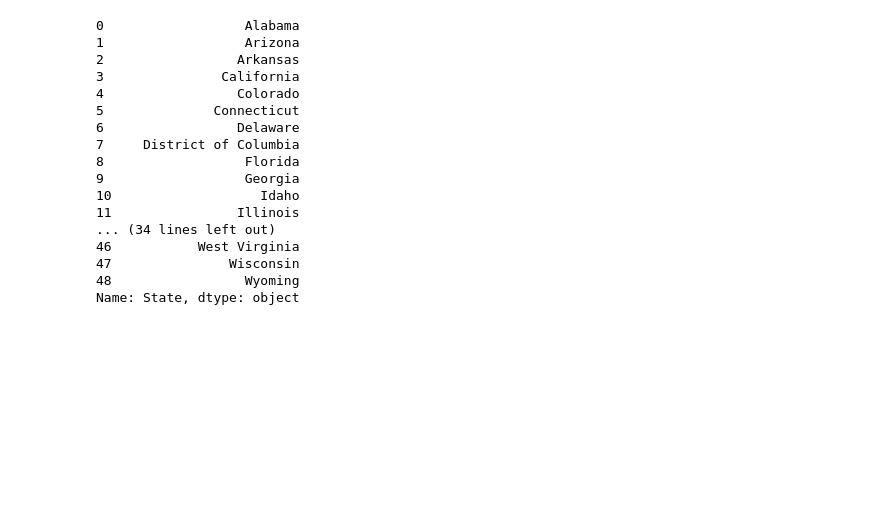
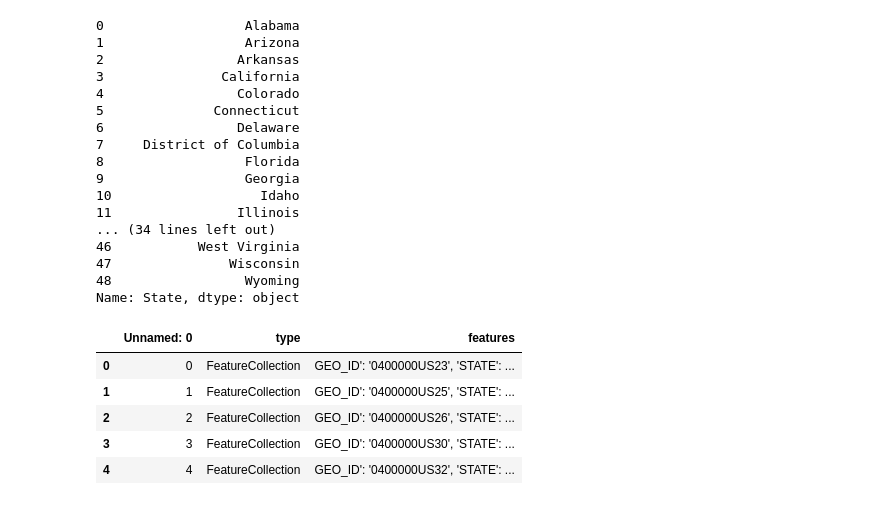
Before and after one commit to samlimish/TwitterSentiment, a Jupyter notebook: Main.ipynb, the cells around one changed output. Saved outputs shown, nothing was run; the diff lists cells and outputs as text; code cells hidden in the pictures; blank space fills up the shorter version.

Commit message:
added coordinate df. needs to be cleaned further

```diff
--- a/Main.ipynb
+++ b/Main.ipynb
@@ -110,0 +230,10 @@ timeline=[['2021-01-01', '2021-01-31'],['2021-02-01','2021-02-27'],['2021-03-01'
+# %%
+coord_df=pd.read_excel('coordinates.xlsx')
+coord_df.head()
+# %% [output]
+|  | Unnamed: 0 | type | features |
+| 0 | 0 | FeatureCollection | GEO_ID': '0400000US23', 'STATE': ... |
+| 1 | 1 | FeatureCollection | GEO_ID': '0400000US25', 'STATE': ... |
+| 2 | 2 | FeatureCollection | GEO_ID': '0400000US26', 'STATE': ... |
+| 3 | 3 | FeatureCollection | GEO_ID': '0400000US30', 'STATE': ... |
+| 4 | 4 | FeatureCollection | GEO_ID': '0400000US32', 'STATE': ... |
```
Also changed, not shown: parts of 3 cells of this notebook.
